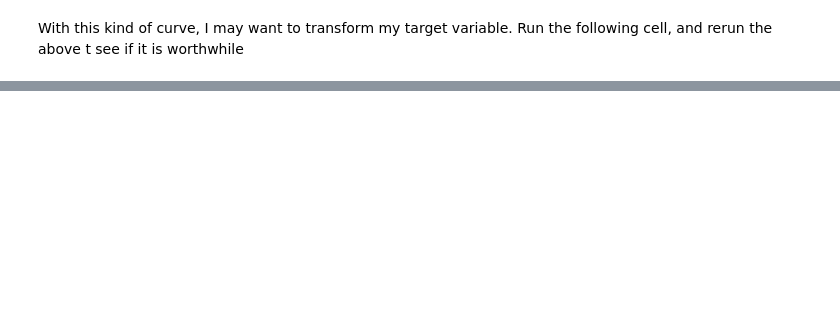
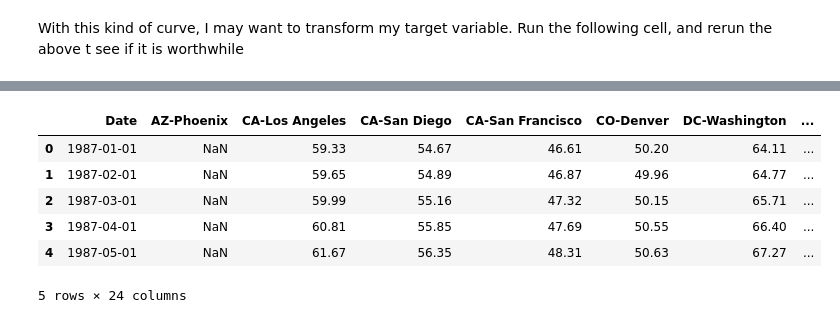
Before and after one commit to DJGump/module-work-DSI06, a Jupyter notebook: week7_dgump/Assignments/Model Eval Challenge.ipynb, the cells around one changed output, grey strips where cells are left out. Drawn from its saved outputs; the diff is of its cells as text; code cells hidden in the pictures; blank space fills up the shorter version.

Commit message:
Completed House Price Model Challenege
Tested the effect of National Housing Price Index on predictive power. Made remarks to further improvements and performance.

```diff
--- a/week7_dgump/Assignments/Model Eval Challenge.ipynb
+++ b/week7_dgump/Assignments/Model Eval Challenge.ipynb
@@ -658,0 +696,2 @@ sns.pairplot(houses)
+# %%
+housing_index_df = pd.read_csv("data/housing_index_cities_csv.csv")
@@ -658,0 +700,10 @@ sns.pairplot(houses)
+# %%
+housing_index_df.head()
+# %% [output]
+|  | Date | AZ-Phoenix | CA-Los Angeles | CA-San Diego | CA-San Francisco | CO-Denver | DC-Washington | ... |
+| 0 | 1987-01-01 | NaN | 59.33 | 54.67 | 46.61 | 50.20 | 64.11 | ... |
+| 1 | 1987-02-01 | NaN | 59.65 | 54.89 | 46.87 | 49.96 | 64.77 | ... |
+| 2 | 1987-03-01 | NaN | 59.99 | 55.16 | 47.32 | 50.15 | 65.71 | ... |
+| 3 | 1987-04-01 | NaN | 60.81 | 55.85 | 47.69 | 50.55 | 66.40 | ... |
+| 4 | 1987-05-01 | NaN | 61.67 | 56.35 | 48.31 | 50.63 | 67.27 | ... |
+5 rows × 24 columns
```
Also changed, not shown: parts of 41 cells of this notebook, 3 other files.
